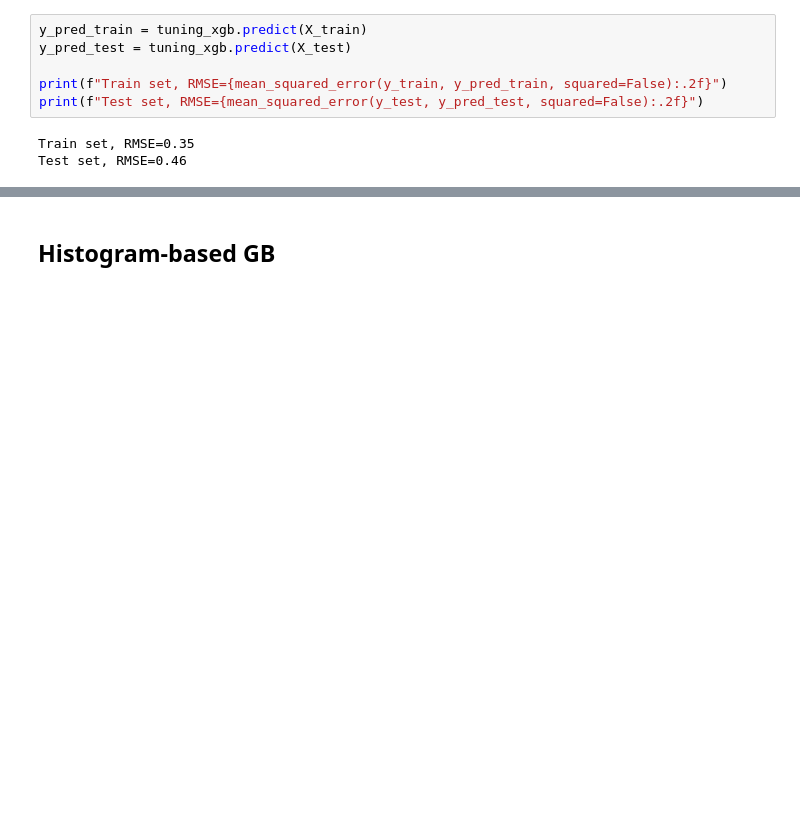
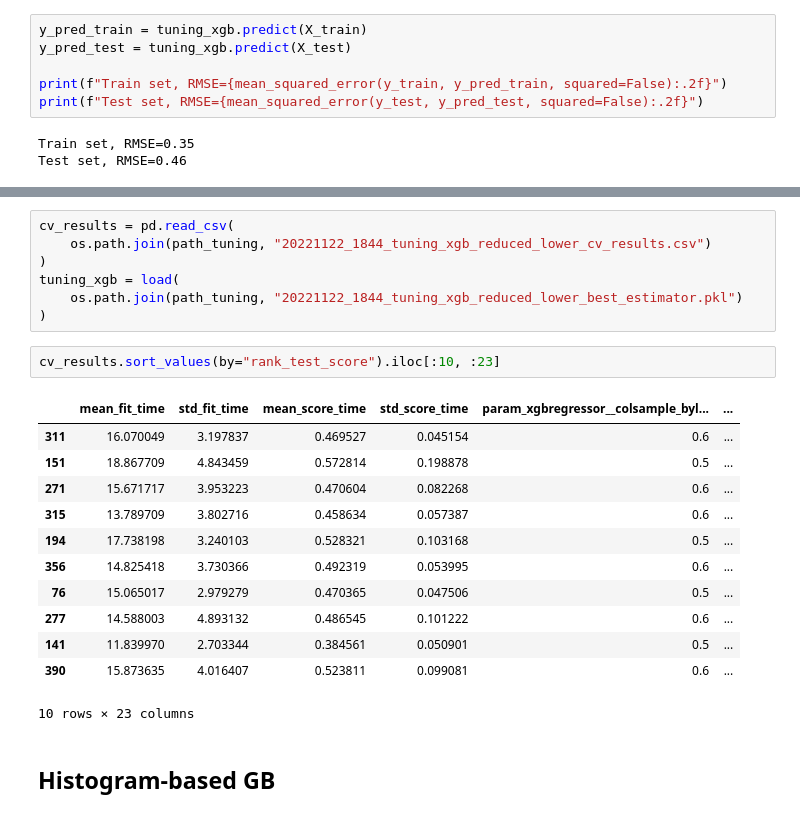
Before and after one commit to stlbnmaria/PythonForDS_Project, a Jupyter notebook: modeling/tree_models/tree_models.ipynb, the cells around one changed output, grey strips where cells are left out. Drawn from its saved outputs; the diff is of its cells as text; blank space fills up the shorter version.

Commit message:
added lightgbm to tree_trials, analysed more tuning in tree_models, ran new tuning grid xgb

```diff
--- a/modeling/tree_models/tree_models.ipynb
+++ b/modeling/tree_models/tree_models.ipynb
@@ -544,3 +545,25 @@ Test set, RMSE=0.46
+# %%
+cv_results = pd.read_csv(
+    os.path.join(path_tuning, "20221122_1844_tuning_xgb_reduced_lower_cv_results.csv")
+)
+tuning_xgb = load(
+    os.path.join(path_tuning, "20221122_1844_tuning_xgb_reduced_lower_best_estimator.pkl")
+)
+# %%
+cv_results.sort_values(by="rank_test_score").iloc[:10, :23]
+# %% [output]
+|  | mean_fit_time | std_fit_time | mean_score_time | std_score_time | param_xgbregressor__colsample_byl... | ... |
+| 311 | 16.070049 | 3.197837 | 0.469527 | 0.045154 | 0.6 | ... |
+| 151 | 18.867709 | 4.843459 | 0.572814 | 0.198878 | 0.5 | ... |
+| 271 | 15.671717 | 3.953223 | 0.470604 | 0.082268 | 0.6 | ... |
+| 315 | 13.789709 | 3.802716 | 0.458634 | 0.057387 | 0.6 | ... |
+| 194 | 17.738198 | 3.240103 | 0.528321 | 0.103168 | 0.5 | ... |
+| 356 | 14.825418 | 3.730366 | 0.492319 | 0.053995 | 0.6 | ... |
+| 76 | 15.065017 | 2.979279 | 0.470365 | 0.047506 | 0.5 | ... |
+| 277 | 14.588003 | 4.893132 | 0.486545 | 0.101222 | 0.6 | ... |
+| 141 | 11.839970 | 2.703344 | 0.384561 | 0.050901 | 0.5 | ... |
+| 390 | 15.873635 | 4.016407 | 0.523811 | 0.099081 | 0.6 | ... |
+10 rows × 23 columns
 # %% [markdown]
 ## Histogram-based GB
 # %%
```
Also changed, not shown: parts of 13 cells of this notebook, 2 other files.
